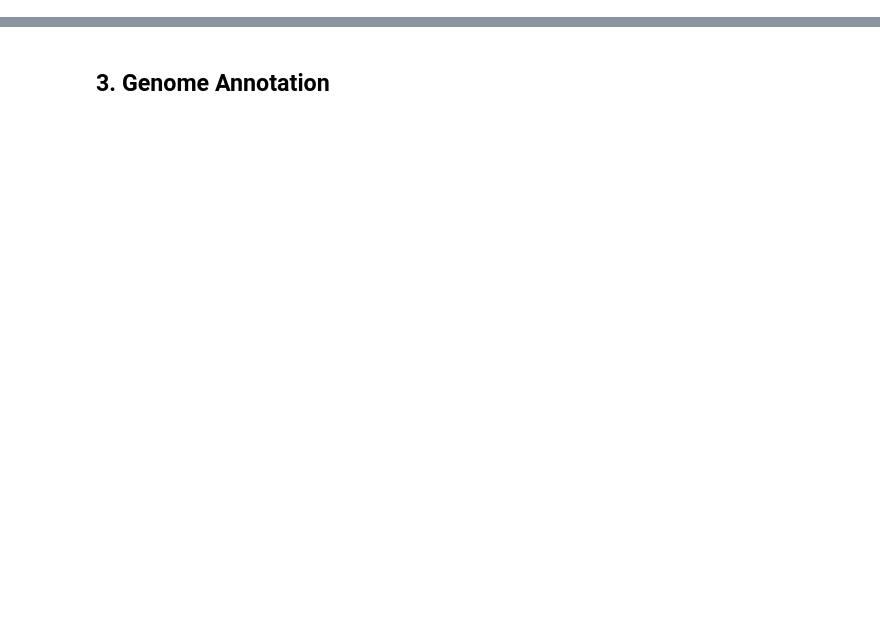
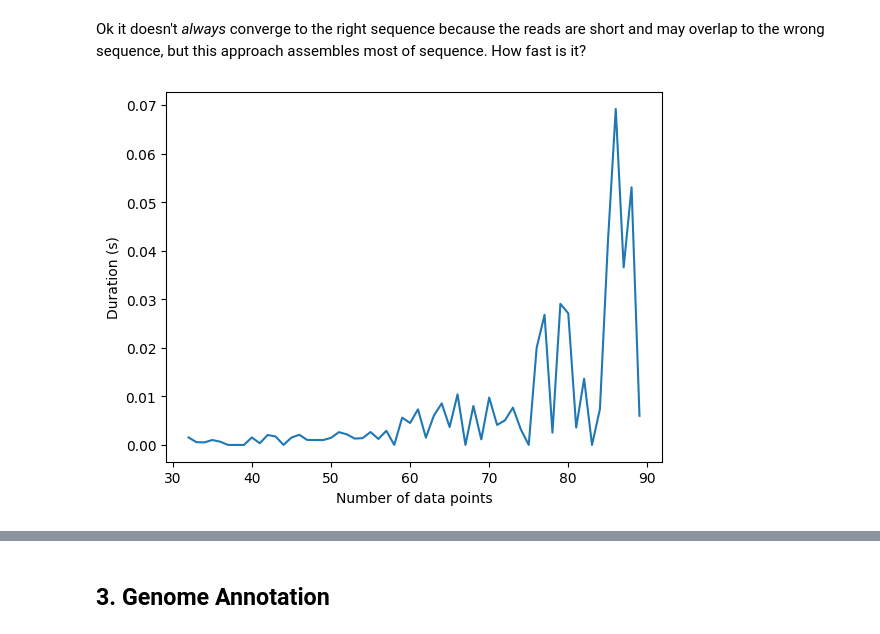
Before and after one commit to Vincent-Therrien/genome-101, a Jupyter notebook: tutorial.ipynb, the cells around one changed output, grey strips where cells are left out. Cells and saved outputs as stored; diff of their text form; code cells hidden in the pictures; blank space fills up the shorter version.

```diff
--- a/tutorial.ipynb
+++ b/tutorial.ipynb
@@ -55,9 +20,0 @@ def download_sequence(filename: str, accession_number: str) -> None:
-# %%
-print("Downloading a sequence!")
-download_sequence(SEQUENCE_FILENAME, ACCESSION_NUMBER)
-print("First few lines of the downloaded file:")
-with open(SEQUENCE_FILENAME, "r") as f:
-    print(f.read()[:10000])
-
-#record = SeqIO.read(filename, "fasta")
-#print(record)
@@ -70,0 +225,28 @@ ID: 576776
+# %% [markdown]
+Ok it doesn't *always* converge to the right sequence because the reads are short and may overlap to
+the wrong sequence, but this approach assembles most of sequence. How fast is it?
+# %%
+import time
+import matplotlib.pyplot as plt
+
+
+def benchmark_assembly(n: int) -> float:
+    sequence = "".join([choice(NUCLEOTIDES) for _ in range(n)])
+    reads = simulate_reads(sequence, READ_VARIANCE, READ_AVERAGE_SIZE, False)
+    start = time.time()
+    try:
+        assemble_with_naive_de_novo(reads, False)
+    except:
+        print(f"Assembly with N = {n} failed.")
+    end = time.time()
+    return end - start
+
+
+fig, ax = plt.subplots()
+N = range(32, 90)
+durations = [benchmark_assembly(n) for n in N]
+ax.plot(N, durations)
+ax.set(xlabel='Number of data points', ylabel='Duration (s)')
+plt.show()
+# %% [output]
+[figure, added]
```
Also changed, not shown: parts of 24 cells of this notebook, 2 other files.
